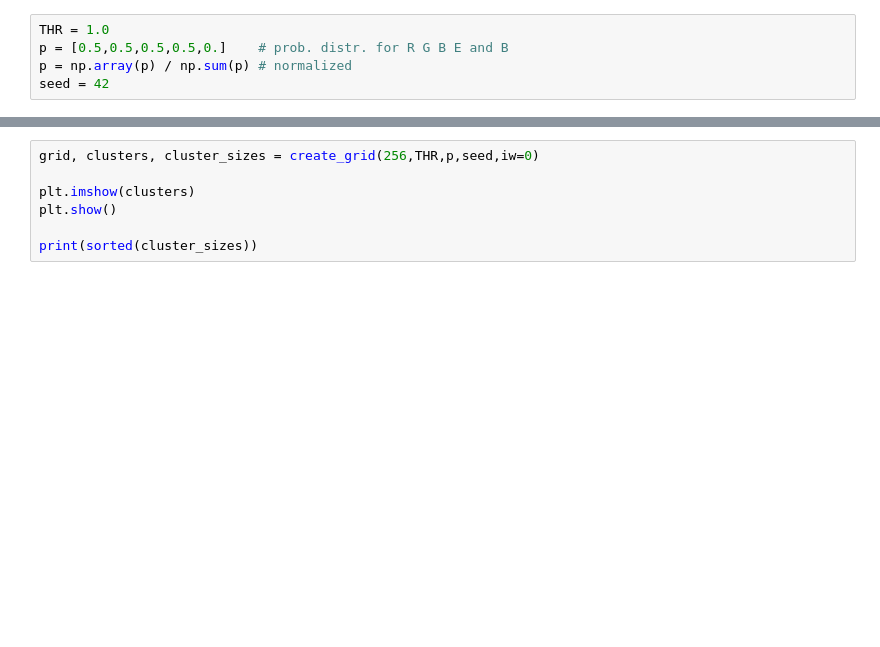
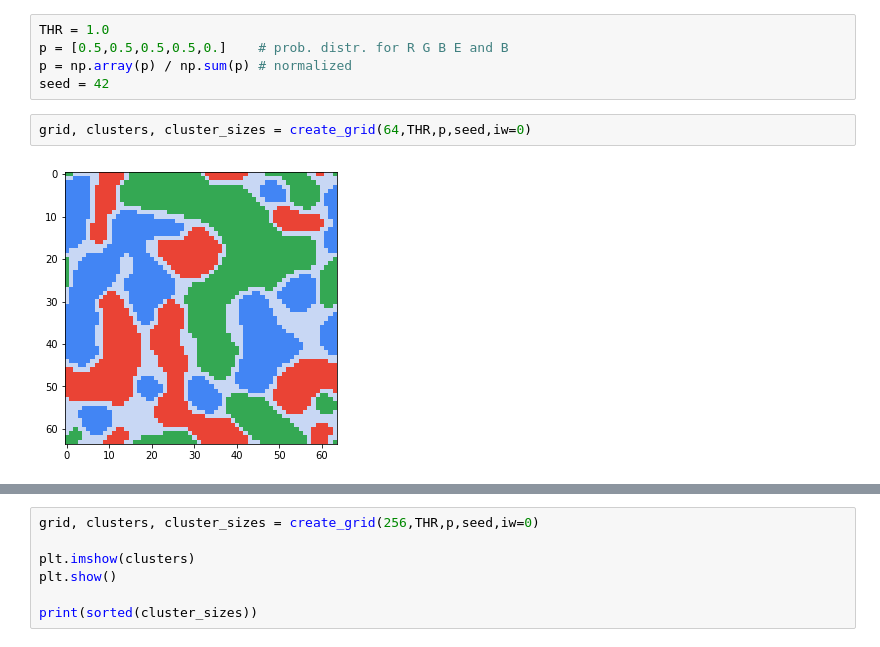
Before and after one commit to marcelloPuligheddu/JupyterNotes, a Jupyter notebook: Schelling's model of segregation.ipynb, the cells around one changed output, grey strips where cells are left out. Drawn from its saved outputs; the diff is of its cells as text; blank space fills up the shorter version.

```diff
--- a/Schelling's model of segregation.ipynb
+++ b/Schelling's model of segregation.ipynb
@@ -261,3 +261,7 @@ THR = 1.0
 p = [0.5,0.5,0.5,0.5,0.]    # prob. distr. for R G B E and B
 p = np.array(p) / np.sum(p) # normalized
 seed = 42
+# %%
+grid, clusters, cluster_sizes = create_grid(64,THR,p,seed,iw=0)
+# %% [output]
+[figure, added]
```
Also changed, not shown: parts of 1 cell of this notebook.
